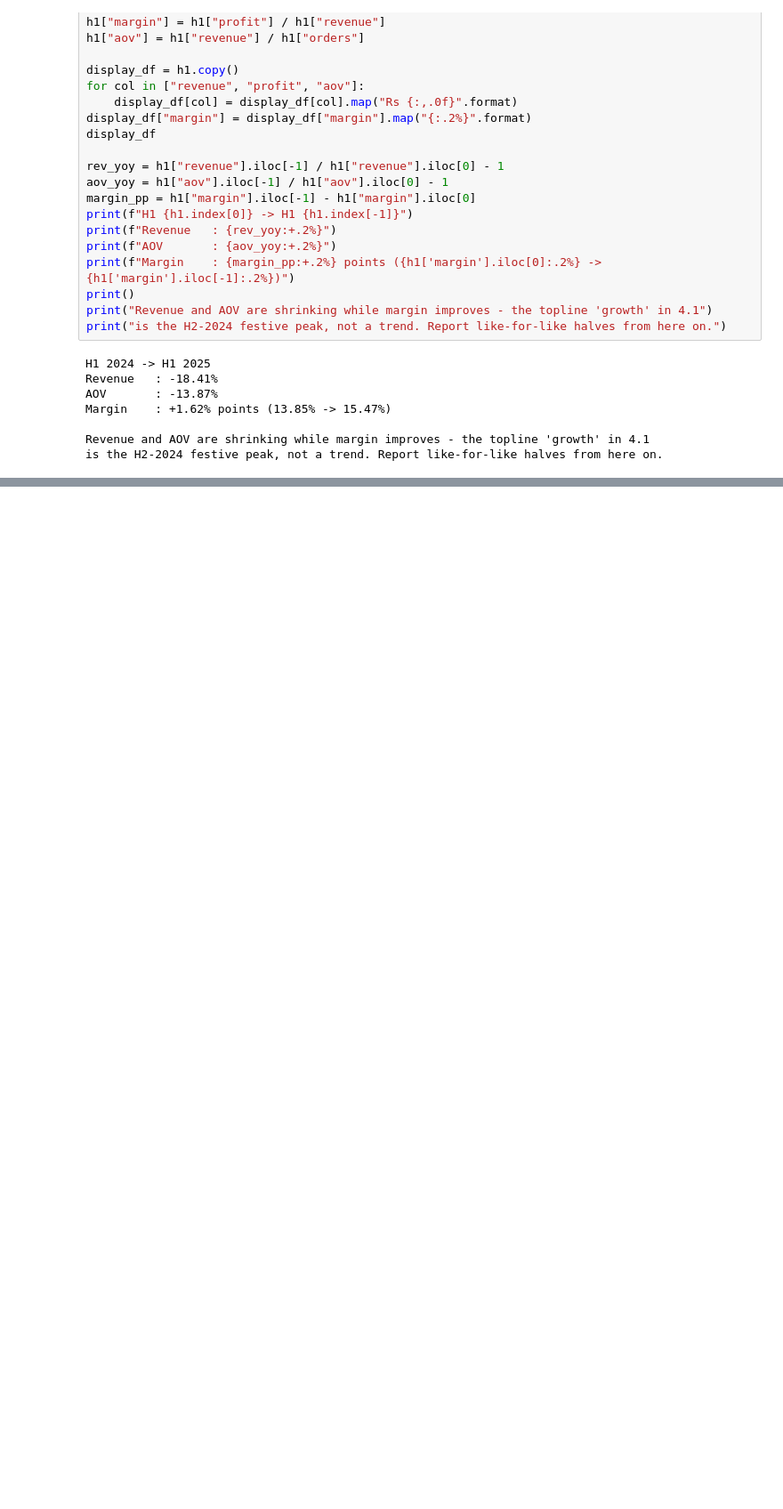
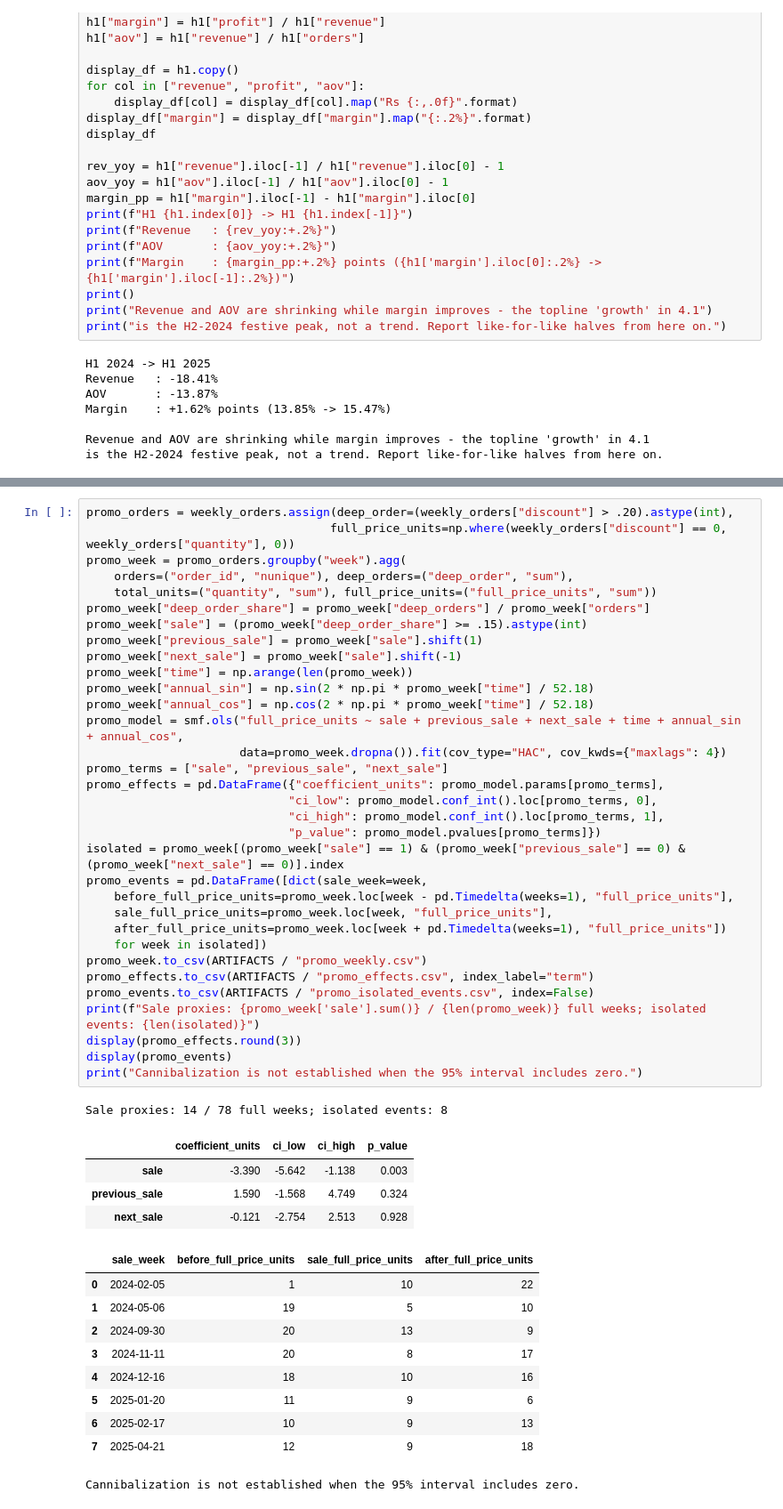
Before and after one commit to Lifewitdata/ecommerce-sales-analysis, a Jupyter notebook: Ecommerce_Sales_Analysis.ipynb, the cells around one changed output, grey strips where cells are left out. Shown at 89% size. Saved outputs shown, nothing was run; the diff lists cells and outputs as text; blank space fills up the shorter version.

```diff
--- a/Ecommerce_Sales_Analysis.ipynb
+++ b/Ecommerce_Sales_Analysis.ipynb
@@ -451,0 +555,49 @@ is the H2-2024 festive peak, not a trend. Report like-for-like halves from here
+# %%
+promo_orders = weekly_orders.assign(deep_order=(weekly_orders["discount"] > .20).astype(int),
+                                   full_price_units=np.where(weekly_orders["discount"] == 0, weekly_orders["quantity"], 0))
+promo_week = promo_orders.groupby("week").agg(
+    orders=("order_id", "nunique"), deep_orders=("deep_order", "sum"),
+    total_units=("quantity", "sum"), full_price_units=("full_price_units", "sum"))
+promo_week["deep_order_share"] = promo_week["deep_orders"] / promo_week["orders"]
+promo_week["sale"] = (promo_week["deep_order_share"] >= .15).astype(int)
+promo_week["previous_sale"] = promo_week["sale"].shift(1)
+promo_week["next_sale"] = promo_week["sale"].shift(-1)
+promo_week["time"] = np.arange(len(promo_week))
+promo_week["annual_sin"] = np.sin(2 * np.pi * promo_week["time"] / 52.18)
+promo_week["annual_cos"] = np.cos(2 * np.pi * promo_week["time"] / 52.18)
+promo_model = smf.ols("full_price_units ~ sale + previous_sale + next_sale + time + annual_sin + annual_cos",
+                      data=promo_week.dropna()).fit(cov_type="HAC", cov_kwds={"maxlags": 4})
+promo_terms = ["sale", "previous_sale", "next_sale"]
+promo_effects = pd.DataFrame({"coefficient_units": promo_model.params[promo_terms],
+                             "ci_low": promo_model.conf_int().loc[promo_terms, 0],
+                             "ci_high": promo_model.conf_int().loc[promo_terms, 1],
+                             "p_value": promo_model.pvalues[promo_terms]})
+isolated = promo_week[(promo_week["sale"] == 1) & (promo_week["previous_sale"] == 0) & (promo_week["next_sale"] == 0)].index
+promo_events = pd.DataFrame([dict(sale_week=week,
+    before_full_price_units=promo_week.loc[week - pd.Timedelta(weeks=1), "full_price_units"],
+    sale_full_price_units=promo_week.loc[week, "full_price_units"],
+    after_full_price_units=promo_week.loc[week + pd.Timedelta(weeks=1), "full_price_units"])
+    for week in isolated])
+promo_week.to_csv(ARTIFACTS / "promo_weekly.csv")
+promo_effects.to_csv(ARTIFACTS / "promo_effects.csv", index_label="term")
+promo_events.to_csv(ARTIFACTS / "promo_isolated_events.csv", index=False)
+print(f"Sale proxies: {promo_week['sale'].sum()} / {len(promo_week)} full weeks; isolated events: {len(isolated)}")
+display(promo_effects.round(3))
+display(promo_events)
+print("Cannibalization is not established when the 95% interval includes zero.")
+# %% [output]
+Sale proxies: 14 / 78 full weeks; isolated events: 8
+|  | coefficient_units | ci_low | ci_high | p_value |
+| sale | -3.390 | -5.642 | -1.138 | 0.003 |
+| previous_sale | 1.590 | -1.568 | 4.749 | 0.324 |
+| next_sale | -0.121 | -2.754 | 2.513 | 0.928 |
+|  | sale_week | before_full_price_units | sale_full_price_units | after_full_price_units |
+| 0 | 2024-02-05 | 1 | 10 | 22 |
+| 1 | 2024-05-06 | 19 | 5 | 10 |
+| 2 | 2024-09-30 | 20 | 13 | 9 |
+| 3 | 2024-11-11 | 20 | 8 | 17 |
+| 4 | 2024-12-16 | 18 | 10 | 16 |
+| 5 | 2025-01-20 | 11 | 9 | 6 |
+| 6 | 2025-02-17 | 10 | 9 | 13 |
+| 7 | 2025-04-21 | 12 | 9 | 18 |
+Cannibalization is not established when the 95% interval includes zero.
```
Also changed, not shown: parts of 19 cells of this notebook, 40 other files.
